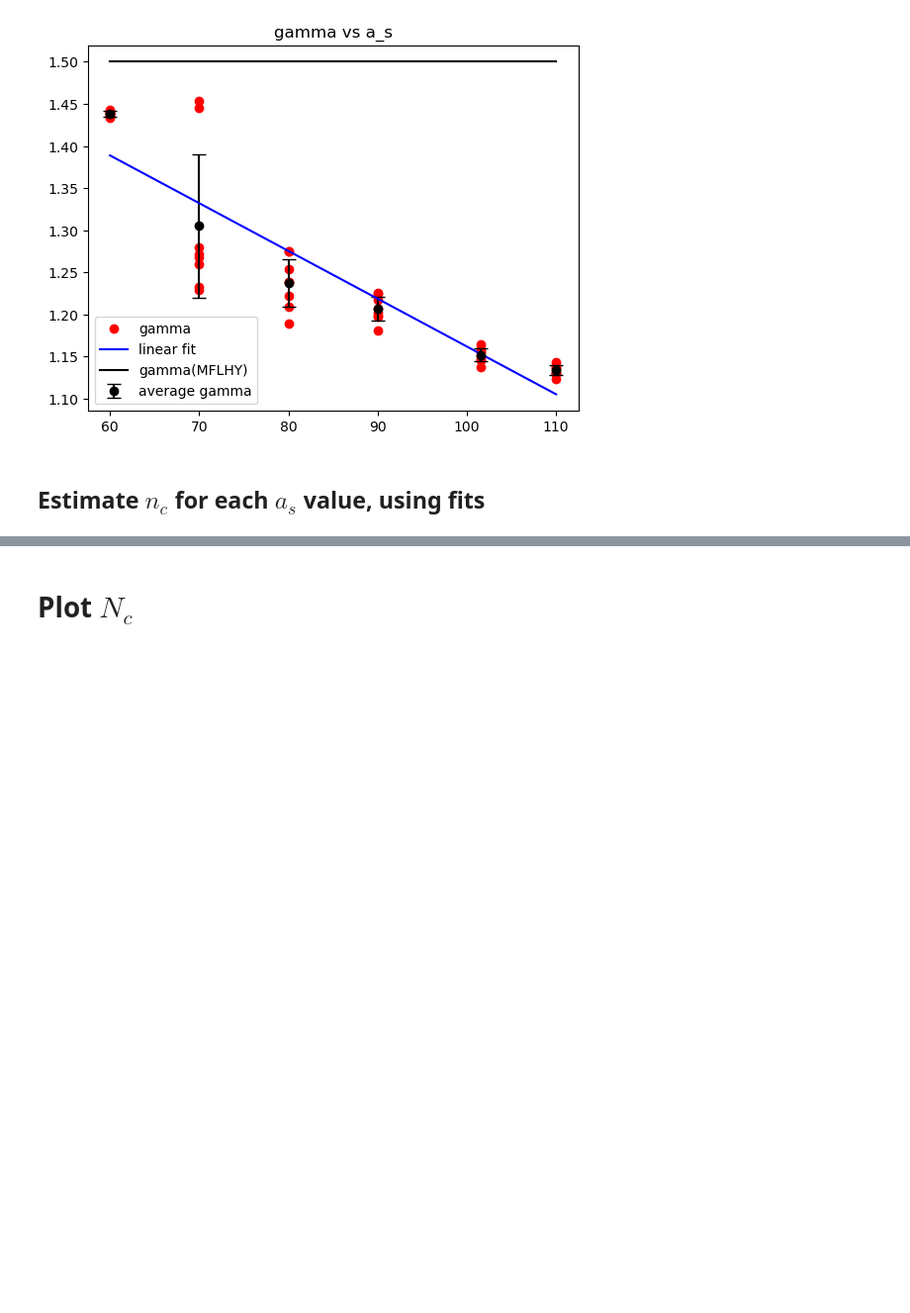
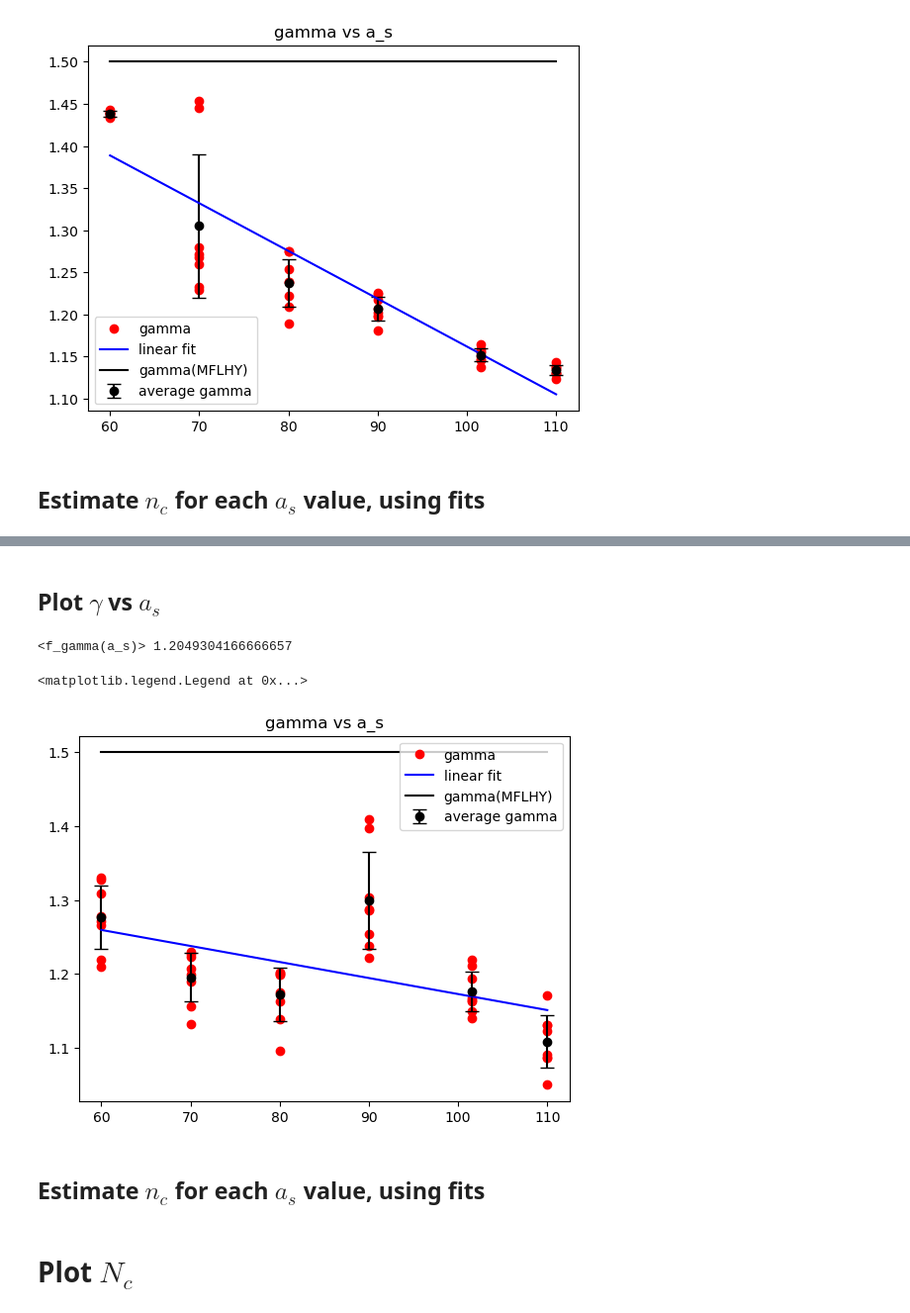
Before and after one commit to viktorcikojevic/dipolar-droplets, a Jupyter notebook: beta-gamma-fit-vs-a_s.ipynb, the cells around one changed output, grey strips where cells are left out. Shown at 99% size. Saved outputs shown, nothing was run; the diff lists cells and outputs as text; code cells hidden in the pictures; blank space fills up the shorter version.

```diff
--- a/beta-gamma-fit-vs-a_s.ipynb
+++ b/beta-gamma-fit-vs-a_s.ipynb
@@ -352,0 +412,32 @@ results["recipe-8-approach-2-using-beta-gamma-fits"] = {"a_s": a_s, "n_c_best_po
+# %% [markdown]
+## Plot $\gamma$ vs $a_s$
+# %%
+# Plot gamma vs a_s
+plt.plot(a_s, gamma, 'o', label='gamma', color='red')
+# On the same plot, plot the error bar for each a_s
+a_s_unique = np.unique(a_s)
+average = np.zeros(len(a_s_unique))
+std = np.zeros(len(a_s_unique))
+for i in range(len(a_s_unique)):
+    average[i] = np.average(gamma[a_s==a_s_unique[i]])
+    std[i] = np.std(gamma[a_s==a_s_unique[i]])
+# plot the error bar for each a_s, with larger error bars for a_s with less data points
+plt.errorbar(a_s_unique, average, yerr=std, fmt='o', label='average gamma', capsize=5, color='black')
+# Make a linear fit of the average gamma vs a_s
+def func_gamma(x, a, b):
+    return a*x + b
+popt_gamma, pcov = curve_fit(func_gamma, a_s_unique, average)
+plt.plot(a_s_unique, func_gamma(a_s_unique, *popt_gamma), label='linear fit', color='blue')
+
+print("<f_gamma(a_s)>", np.average(func_gamma(a_s_unique, *popt_gamma)))
+plt.plot(a_s_unique,[1.5]*len(a_s_unique), label='gamma(MFLHY)', color='black')
+
+
+plt.title("gamma vs a_s")
+plt.legend(loc='best')
+# %% [output]
+<f_gamma(a_s)> 1.2049304166666657
+<matplotlib.legend.Legend at 0x...>
+[figure, added]
+# %% [markdown]
+## Estimate $n_c$ for each $a_s$ value, using fits
```
Also changed, not shown: parts of 6 cells of this notebook, 4 other files.
